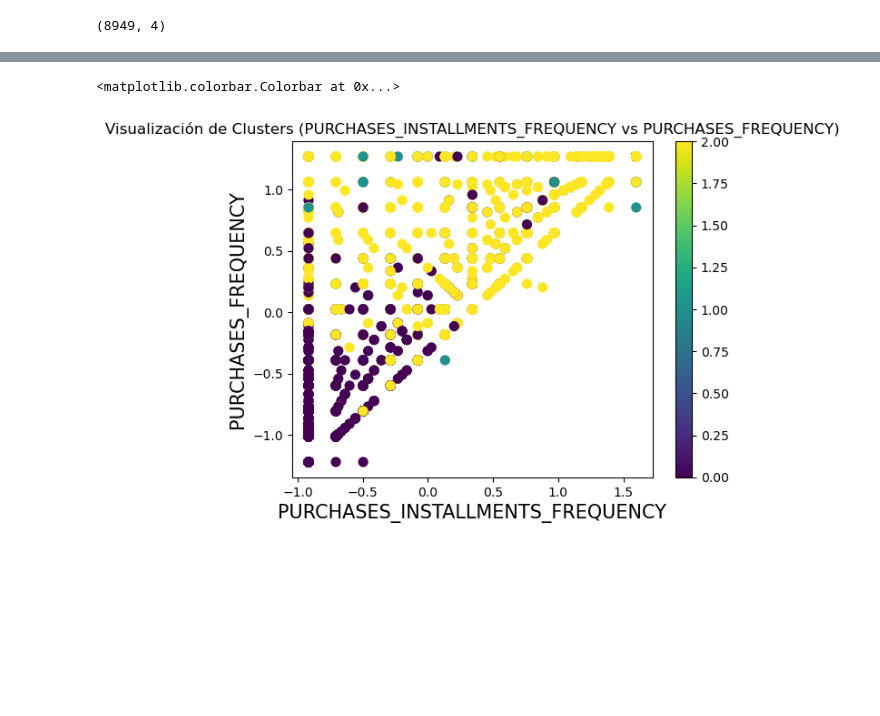
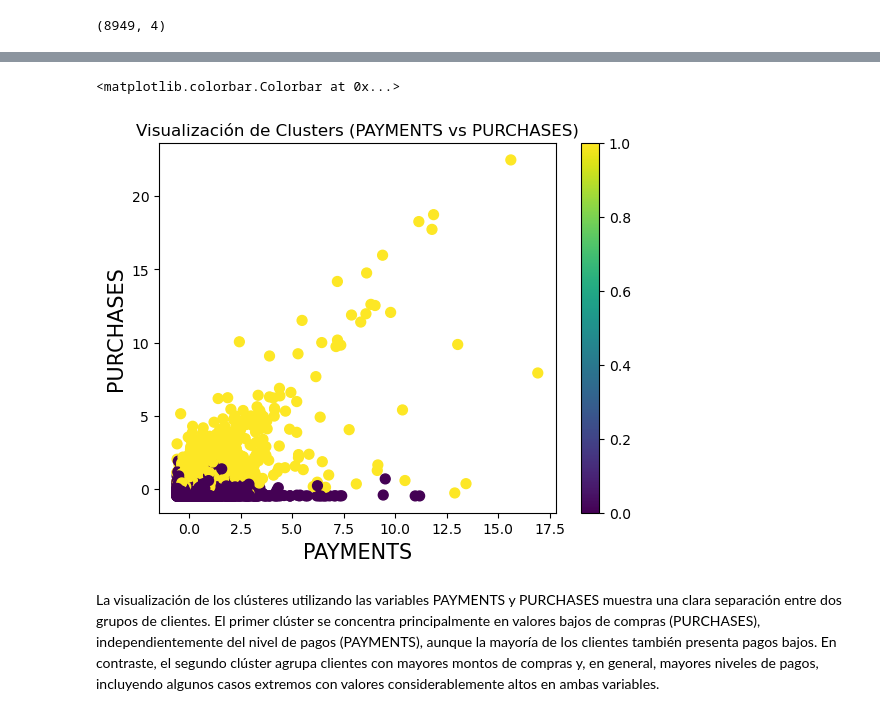
Before and after one commit to AI-YAZMIN-VILLEGAS/EBAC, a Jupyter notebook: Tareas/Tarea M45 - AD- YAZMIN VILLEGAS.ipynb, the cells around one changed output, grey strips where cells are left out. Cells and saved outputs as stored; diff of their text form; code cells hidden in the pictures; blank space fills up the shorter version.

```diff
--- a/Tareas/Tarea M45 - AD- YAZMIN VILLEGAS.ipynb
+++ b/Tareas/Tarea M45 - AD- YAZMIN VILLEGAS.ipynb
@@ -448,4 +565,4 @@ array([2, 4, 3, ..., 1, 2, 3], dtype=int32)
 # %%
-kmeans =  KMeans(n_clusters=7, n_init = 15, random_state=1)
+kmeans =  KMeans(n_clusters=6, n_init = 15, random_state=1)
 kmeans.fit(df2)
 # %% [output]
@@ -457,3 +573,0 @@ array([2, 4, 3, ..., 1, 2, 3], dtype=int32)
-# %%
-kmeans = KMeans(n_clusters=7,n_init=15,random_state=1)
-kmeans.fit(df2)
@@ -663,4 +855,4 @@ Text(0.5, 1.0, 'Silhouette Score')
 # %%
-kmeans =  KMeans(n_clusters=3, n_init = 15, random_state=1)
+kmeans =  KMeans(n_clusters=2, n_init = 15, random_state=1)
 kmeans.fit(df2)
 # %% [output]
@@ -672,3 +863,0 @@ array([2, 4, 3, ..., 1, 2, 3], dtype=int32)
-# %%
-kmeans = KMeans(n_clusters=3,n_init=15,random_state=1)
-kmeans.fit(df2)
@@ -792,14 +986,16 @@ plt.colorbar(scatter)
 # %%
 fig = plt.figure()
 ax = fig.add_subplot(111)
-scatter = ax.scatter(df_labeled['PURCHASES_INSTALLMENTS_FREQUENCY'],df_labeled['PURCHASES_FREQUENCY'],c=df_labeled['labels'],s=50)
-ax.set_title('Visualización de Clusters (PURCHASES_INSTALLMENTS_FREQUENCY vs PURCHASES_FREQUENCY)')
-ax.set_xlabel('PURCHASES_INSTALLMENTS_FREQUENCY')
-ax.set_ylabel('PURCHASES_FREQUENCY')
+scatter = ax.scatter(df_labeled['PAYMENTS'],df_labeled['PURCHASES'],c=df_labeled['labels'],s=50)
+ax.set_title('Visualización de Clusters (PAYMENTS vs PURCHASES)')
+ax.set_xlabel('PAYMENTS')
+ax.set_ylabel('PURCHASES')
 plt.colorbar(scatter)
 # %% [output]
 <matplotlib.colorbar.Colorbar at 0x...>
-[figure, old version]
+[figure, new version]
+# %% [markdown]
+La visualización de los clústeres utilizando las variables PAYMENTS y PURCHASES muestra una clara separación entre dos grupos de clientes. El primer clúster se concentra principalmente en valores bajos de compras (PURCHASES), independientemente del nivel de pagos (PAYMENTS), aunque la mayoría de los clientes también presenta pagos bajos. En contraste, el segundo clúster agrupa clientes con mayores montos de compras y, en general, mayores niveles de pagos, incluyendo algunos casos extremos con valores considerablemente altos en ambas variables.
 # %%
 fig = plt.figure()
 ax = fig.add_subplot(111)
```
Also changed, not shown: parts of 135 cells of this notebook.
